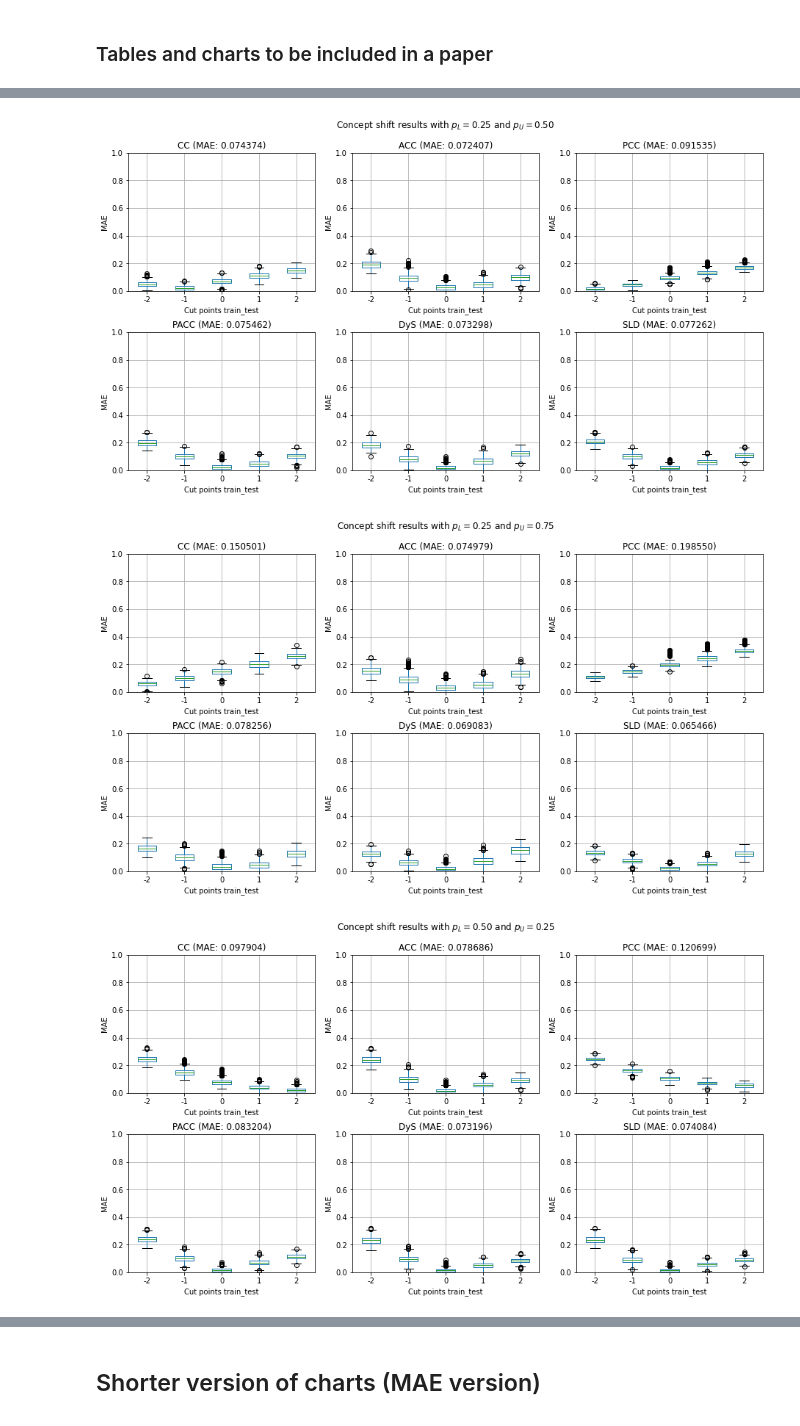
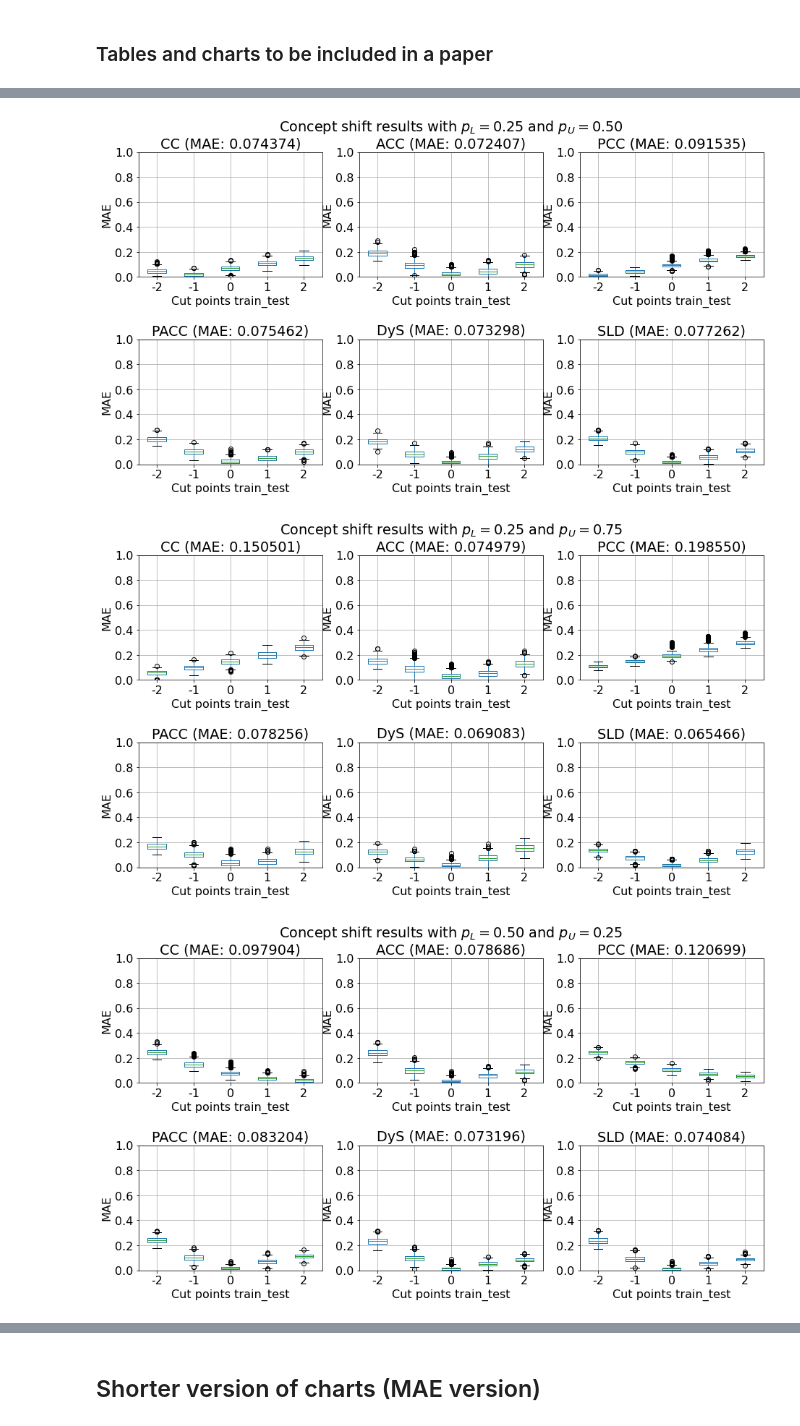
Before and after one commit to pglez82/quant_datasetshift, a Jupyter notebook: analyze_results_concept.ipynb, the cells around one changed output, grey strips where cells are left out. Cells and saved outputs as stored; diff of their text form; code cells hidden in the pictures.

```diff
--- a/analyze_results_concept.ipynb
+++ b/analyze_results_concept.ipynb
@@ -8,6 +8,9 @@ import os
 pd.set_option('display.max_rows', 500)
 pd.set_option('display.max_columns', 500)
 pd.set_option('display.width', 150)
+
+#Font size for the plots
+plt.rcParams['font.size'] = '16'
 
 
 export_dir = '/home/pgonzalez/Dropbox/quant_datasetshift/'
@@ -114,7 +117,7 @@ quantificators = ["CC", "ACC", "PCC", "PACC", "DyS", "SLD"]
 for p_train in ps_train:
     for p_test in ps_test:
         fig, ax = plt.subplots(2,3,figsize=(15,8))
-        plt.subplots_adjust(hspace=0.3)
+        plt.subplots_adjust(hspace=0.5)
         for k,quant_name in enumerate(quantificators):
             exp_id = "%s_%f_%f" % (quant_name,p_train,p_test)
             results = results_dict[quant_name]
@@ -132,3 +135,3 @@ for p_train in ps_train:
-[figure, old version]
+[figure, new version]
-[figure, old version]
+[figure, new version]
-[figure, old version]
+[figure, new version]
```
Also changed, not shown: parts of 3 cells of this notebook, 2 other files.
